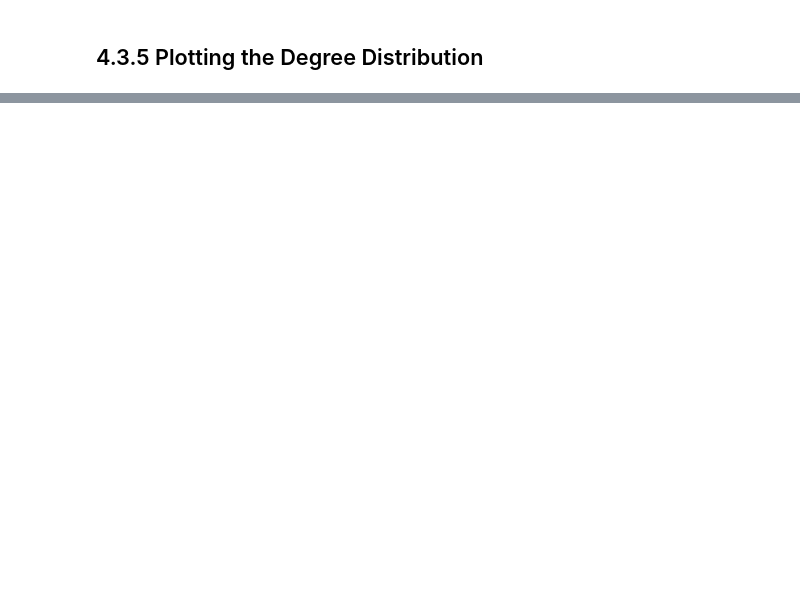
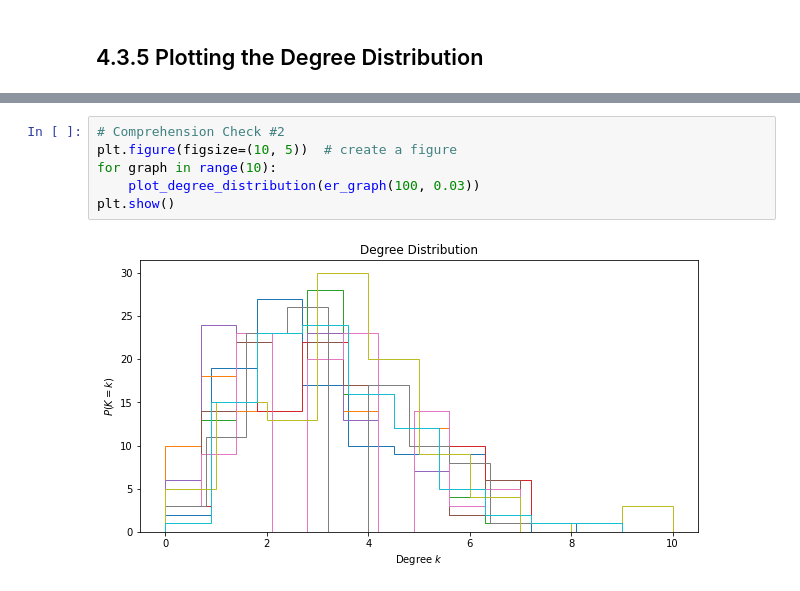
Before and after one commit to akhilkarra/python-lab, a Jupyter notebook: notebooks/PH526x/week4/week4_notes.ipynb, the cells around one changed output, grey strips where cells are left out. Cells and saved outputs as stored; diff of their text form; blank space fills up the shorter version.

```diff
--- a/notebooks/PH526x/week4/week4_notes.ipynb
+++ b/notebooks/PH526x/week4/week4_notes.ipynb
@@ -619,0 +652,8 @@ plt.show()  # show the plot
+# %%
+# Comprehension Check #2
+plt.figure(figsize=(10, 5))  # create a figure
+for graph in range(10):
+    plot_degree_distribution(er_graph(100, 0.03))
+plt.show()
+# %% [output]
+[figure, added]
```
Also changed, not shown: parts of 9 cells of this notebook.
